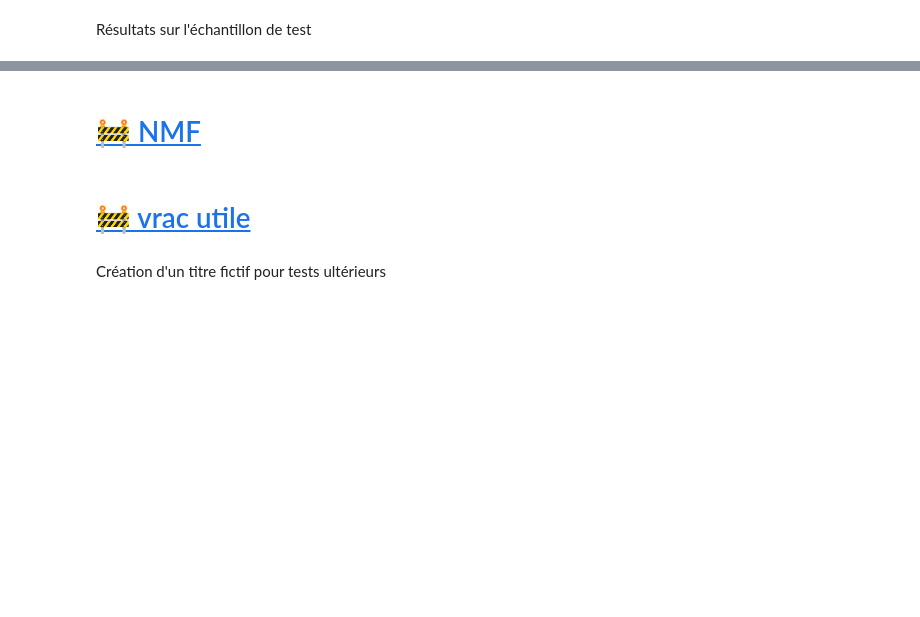
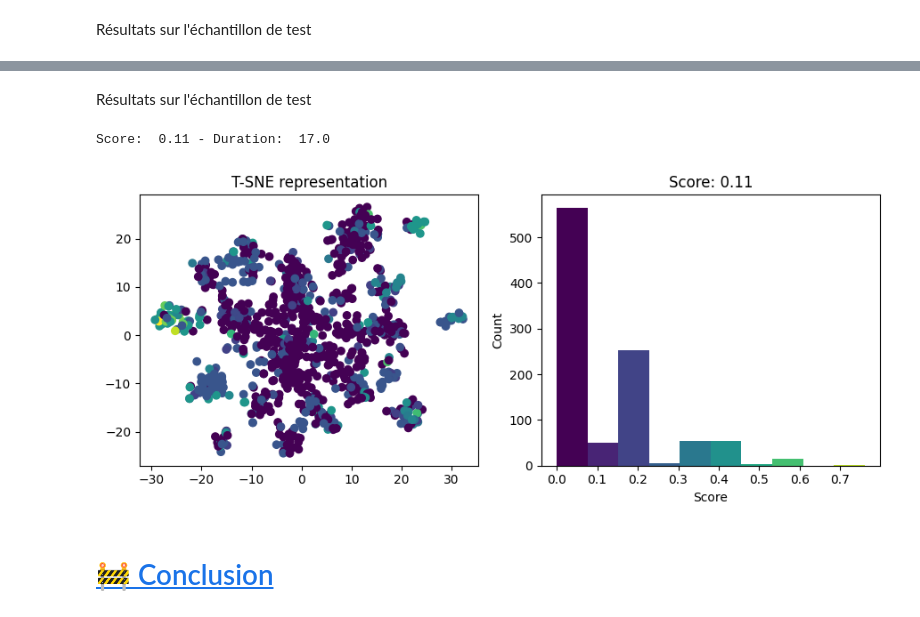
Before and after one commit to sycod/OC_P5_SoF, a Jupyter notebook: 3_non_supervise.ipynb, the cells around one changed output, grey strips where cells are left out. Saved outputs shown, nothing was run; the diff lists cells and outputs as text; code cells hidden in the pictures; blank space fills up the shorter version.

```diff
--- a/3_non_supervise.ipynb
+++ b/3_non_supervise.ipynb
@@ -393,0 +393,5 @@ Score:  0.047 - Duration:  16.0
+# %%
+# define a maximum number of topics (each represented by some words)
+n_topics = 20
+
+nmf = NMF(n_components=n_topics)
@@ -393,0 +400,4 @@ Score:  0.047 - Duration:  16.0
+# %%
+tfidf = TfidfVectorizer(token_pattern=r"\S+", min_df=10)
+tfidf_data = tfidf.fit_transform(X_train)
+tfidf_names = tfidf.get_feature_names_out()
@@ -393,0 +449,4 @@ Score:  0.047 - Duration:  16.0
+# %%
+# predict
+X_tfidf = tfidf.transform(X_test)
+X_nmf = nmf.transform(X_tfidf)
@@ -394,6 +475,10 @@ Score:  0.047 - Duration:  16.0
+# %% [markdown]
+Résultats sur l'échantillon de test
+# %%
+results = score_reduce(tfidf_names, X_nmf, y_test, model_type="topic", model=nmf)
+plot_model(results[0], results[2], results[3])
+# %% [output]
+Score:  0.11 - Duration:  17.0
+[figure, added]
 # %% [markdown]
-# <a id='toc8_'></a>[🚧 NMF](#toc0_)
+# <a id='toc7_'></a>[🚧 Conclusion](#toc0_)
-# %% [markdown]
-# <a id='toc9_'></a>[🚧 vrac utile](#toc0_)
-# %% [markdown]
-Création d'un titre fictif pour tests ultérieurs
```
Also changed, not shown: parts of 41 cells of this notebook, 4 other files.
